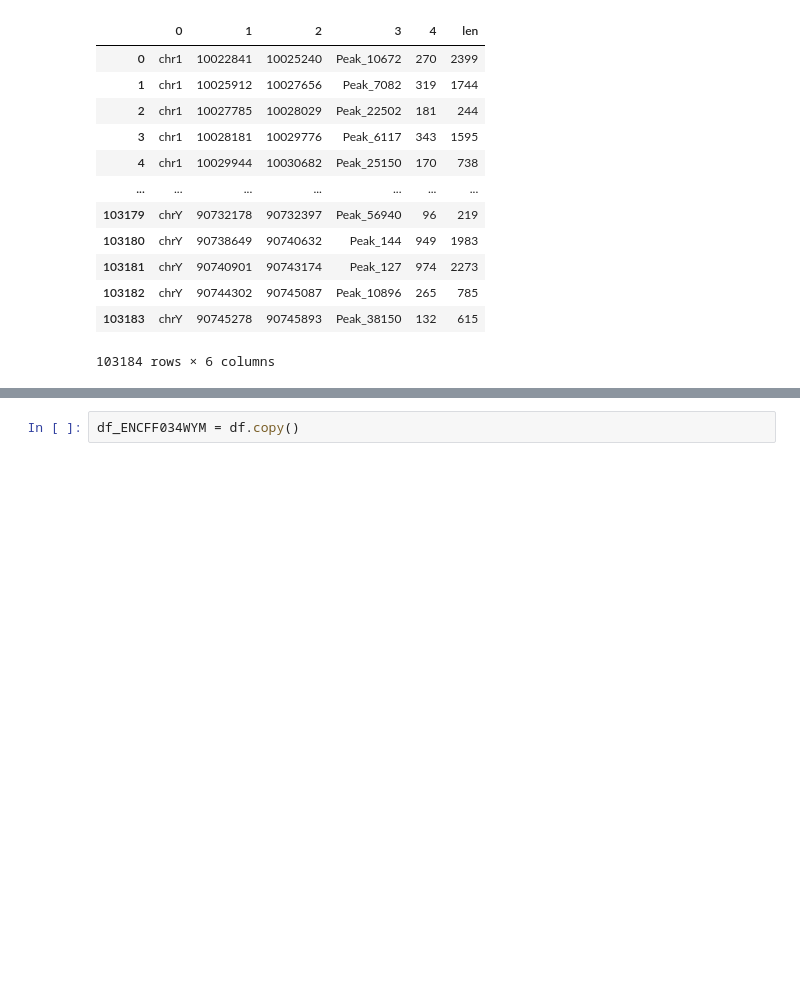
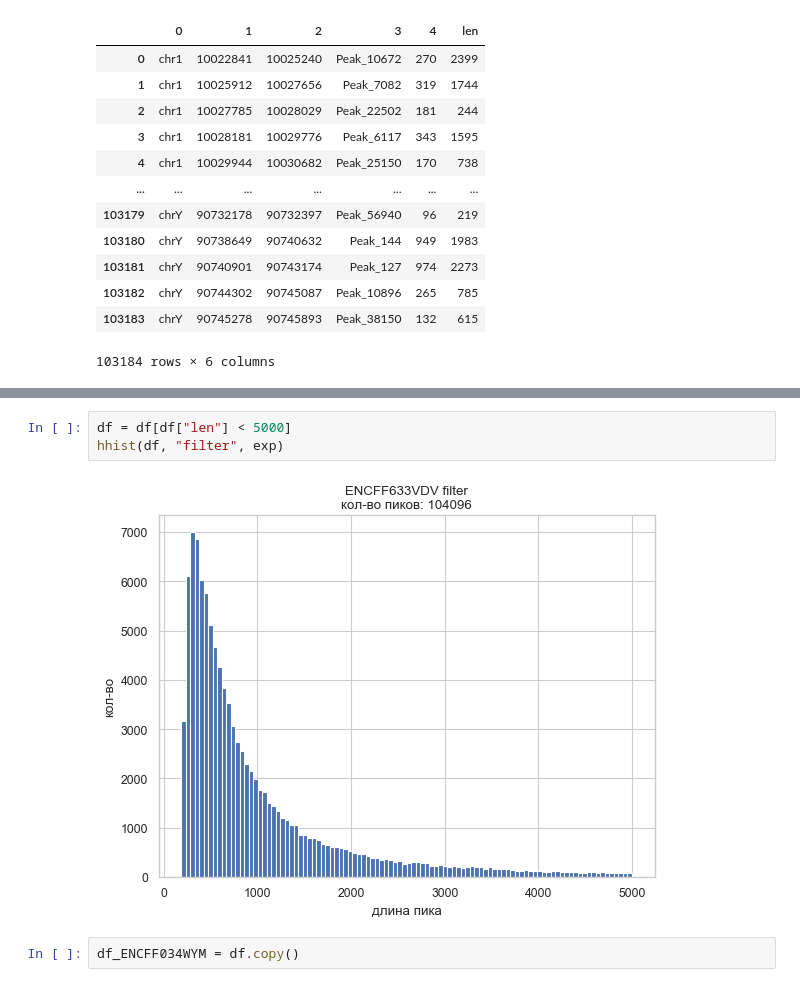
Before and after one commit to Melnikovartem/hse21_H3K36me3_ZDNA_mouse, a Jupyter notebook: src/Untitled.ipynb, the cells around one changed output, grey strips where cells are left out. Drawn from its saved outputs; the diff is of its cells as text; blank space fills up the shorter version.

```diff
--- a/src/Untitled.ipynb
+++ b/src/Untitled.ipynb
@@ -39,3 +42,8 @@ plt.savefig('../img/' + exp + '_filter.png')
+# %%
+df = df[df["len"] < 5000]
+hhist(df, "filter", exp)
+# %% [output]
+[figure, added]
 # %%
 df_ENCFF034WYM = df.copy()
 # %%
```
Also changed, not shown: parts of 10 cells of this notebook, 10 other files.
